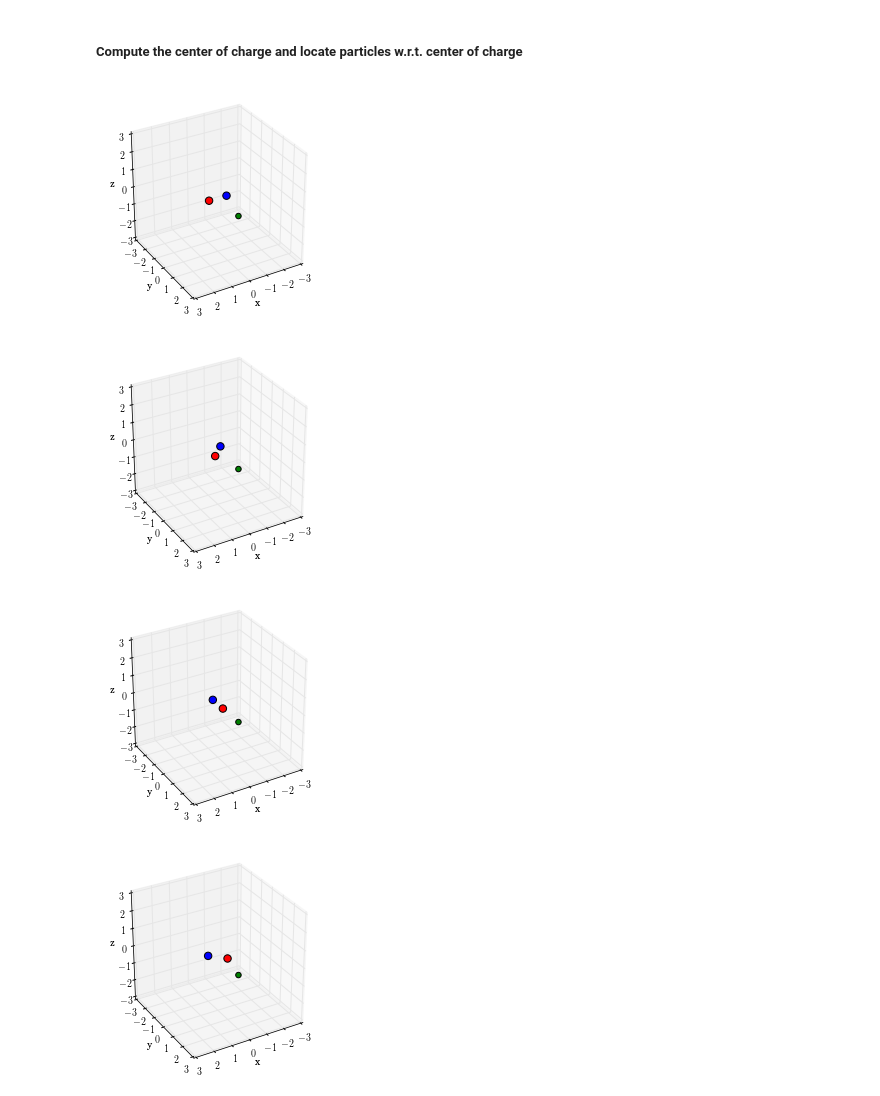
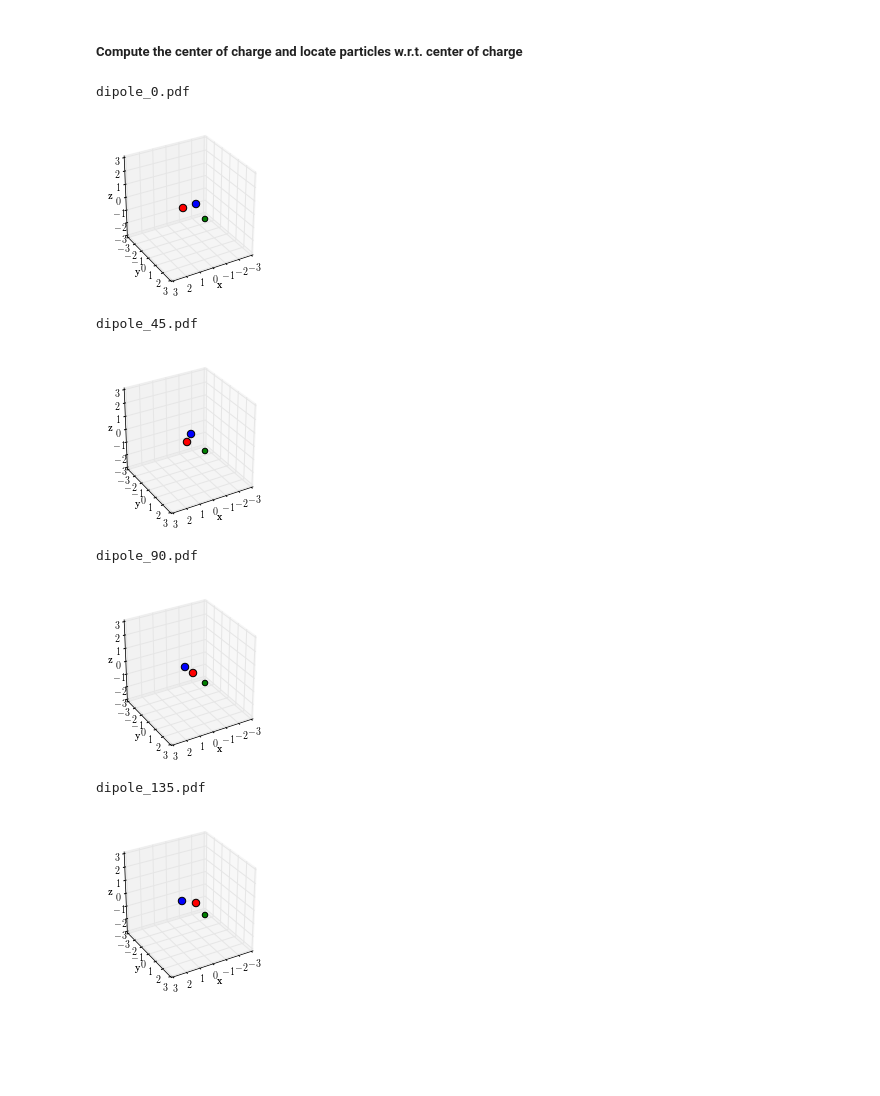
Before and after one commit to cdlrpi/fmm-rigidbodies, a Jupyter notebook: dipole-rotation/plot-system.ipynb, the cells around one changed output. Cells and saved outputs as stored; diff of their text form; code cells hidden in the pictures; blank space fills up the shorter version.

Commit message:
plotting options changed

```diff
--- a/dipole-rotation/plot-system.ipynb
+++ b/dipole-rotation/plot-system.ipynb
@@ -113,7 +111,8 @@ for i,r in enumerate(R,start=1):
     plt.rc('font', family='serif')
 
     # Create Plot
-    fig = plt.figure(figsize=(4,4))
+    fig = plt.figure(figsize=(3,3))
+#     fig = plt.figure(figsize=(2.5,2.5))
     ax = fig.add_subplot(1,1,1, projection='3d')
 
     # Plot Origin
@@ -127,35 +126,61 @@ for i,r in enumerate(R,start=1):
 #     ax.add_artist(x_hat)
 #     y_hat = Arrow3D([0,0],[0,l/2],[0,0], mutation_scale=20, lw=1, arrowstyle="-|>", color="0.75")
 #     ax.add_artist(y_hat)
 #     z_hat = Arrow3D([0,0],[0,0],[0,l/2], mutation_scale=20, lw=1, arrowstyle="-|>", color="0.75")
 #     ax.add_artist(z_hat)
 
     # plot points
     ax.scatter(r[0][0], r[0][1], r[0][2], zdir='z', s=50*np.log(l)*np.abs(q[0]), c='b')
     ax.scatter(r[1][0], r[1][1], r[1][2], zdir='z', s=50*np.log(l)*np.abs(q[1]), c='r')
 
     # Plot evaluation point
     ax.scatter(rcq_p[0], rcq_p[1], rcq_p[2], zdir='z', s=10*l, c='green')
 
     # axis limits
     ax.set_xlim(-l, l)
     ax.set_ylim(-l, l)
     ax.set_zlim(-l, l)
 
+#     ax.set_xticks(np.arange(-3,4,2))
+#     ax.set_yticks(np.arange(-3,4,2))
+#     ax.set_zticks(np.arange(-3,4,2))
+
+#     majorLocator   = MultipleLocator(1)
+#     majorFormatter = FormatStrFormatter('%d')
+#     minorLocator   = MultipleLocator(1)
+
+#     ax.xaxis.set_major_locator(majorLocator)
+#     ax.xaxis.set_major_formatter(majorFormatter)
+#     ax.yaxis.set_major_locator(majorLocator)
+#     ax.yaxis.set_major_formatter(majorFormatter)
+#     ax.zaxis.set_major_locator(majorLocator)
+#     ax.zaxis.set_major_formatter(majorFormatter)
+
+
+#     #for the minor ticks, use no labels; default NullFormatter
+#     ax.xaxis.set_minor_locator(minorLocator)
+#     ax.yaxis.set_minor_locator(minorLocator)
+#     ax.zaxis.set_minor_locator(minorLocator)
+
     # axis labels
     ax.set_xlabel('x')
     ax.set_ylabel('y')
     ax.set_zlabel('z')
 
     # plot title
 #     ax.set_title('Rotation '+repr(angle[i-1]*180/np.pi))
 
     ax.view_init(elev=30., azim=60.0)
-    plt.savefig('dipole_'+repr(angle[i-1]*180/np.pi)+'.pdf')
+    plt.savefig('dipole_'+"{0:.0f}".format(angle[i-1]*180/np.pi)+'.pdf')
+    print('dipole_'+"{0:.0f}".format(angle[i-1]*180/np.pi)+'.pdf')
 
     plt.show()
 # %% [output]
+dipole_0.pdf
-[figure, old version]
+[figure, new version]
+dipole_45.pdf
-[figure, old version]
+[figure, new version]
+dipole_90.pdf
-[figure, old version]
+[figure, new version]
+dipole_135.pdf
-[figure, old version]
+[figure, new version]
```
Also changed, not shown: parts of 1 cell of this notebook, 9 other files.
